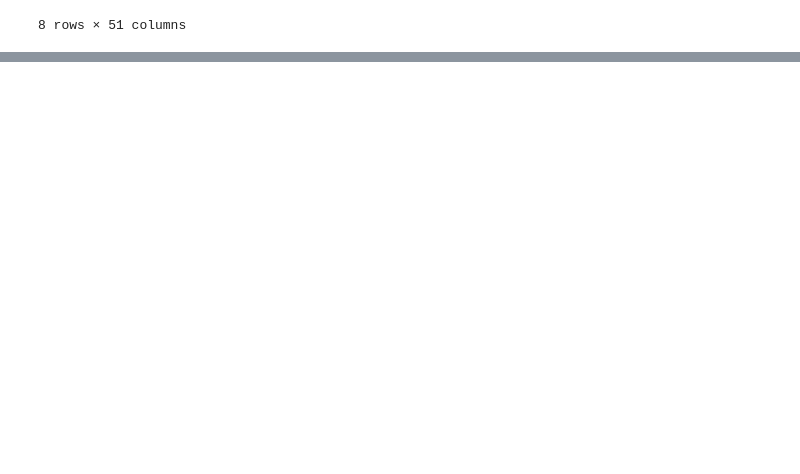
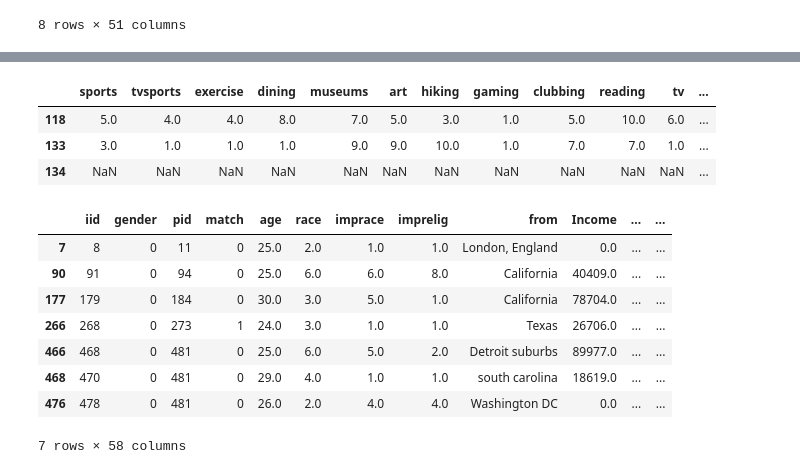
Before and after one commit to unmetro/PrograCienciasDeDatos, a Jupyter notebook: ProyectoProgra/Proyecto_progra.ipynb, the cells around one changed output, grey strips where cells are left out. Saved outputs shown, nothing was run; the diff lists cells and outputs as text; code cells hidden in the pictures; blank space fills up the shorter version.

```diff
--- a/ProyectoProgra/Proyecto_progra.ipynb
+++ b/ProyectoProgra/Proyecto_progra.ipynb
@@ -207,0 +233,20 @@ dating_real_dataframe.describe()
+# %%
+dating_real_dataframe[personas_con_altas_probabilidades].loc[:,'sports':'yoga']
+# %% [output]
+|  | sports | tvsports | exercise | dining | museums | art | hiking | gaming | clubbing | reading | tv | ... |
+| 118 | 5.0 | 4.0 | 4.0 | 8.0 | 7.0 | 5.0 | 3.0 | 1.0 | 5.0 | 10.0 | 6.0 | ... |
+| 133 | 3.0 | 1.0 | 1.0 | 1.0 | 9.0 | 9.0 | 10.0 | 1.0 | 7.0 | 7.0 | 1.0 | ... |
+| 134 | NaN | NaN | NaN | NaN | NaN | NaN | NaN | NaN | NaN | NaN | NaN | ... |
+# %%
+mujeres_inteligentes_guapas = (mujeres & personas_inteligentes & personas_guapas)
+dating_real_dataframe[mujeres_inteligentes_guapas]
+# %% [output]
+|  | iid | gender | pid | match | age | race | imprace | imprelig | from | Income | ... | ... |
+| 7 | 8 | 0 | 11 | 0 | 25.0 | 2.0 | 1.0 | 1.0 | London, England | 0.0 | ... | ... |
+| 90 | 91 | 0 | 94 | 0 | 25.0 | 6.0 | 6.0 | 8.0 | California | 40409.0 | ... | ... |
+| 177 | 179 | 0 | 184 | 0 | 30.0 | 3.0 | 5.0 | 1.0 | California | 78704.0 | ... | ... |
+| 266 | 268 | 0 | 273 | 1 | 24.0 | 3.0 | 1.0 | 1.0 | Texas | 26706.0 | ... | ... |
+| 466 | 468 | 0 | 481 | 0 | 25.0 | 6.0 | 5.0 | 2.0 | Detroit suburbs | 89977.0 | ... | ... |
+| 468 | 470 | 0 | 481 | 0 | 29.0 | 4.0 | 1.0 | 1.0 | south carolina | 18619.0 | ... | ... |
+| 476 | 478 | 0 | 481 | 0 | 26.0 | 2.0 | 4.0 | 4.0 | Washington DC | 0.0 | ... | ... |
+7 rows × 58 columns
```
Also changed, not shown: parts of 7 cells of this notebook.
